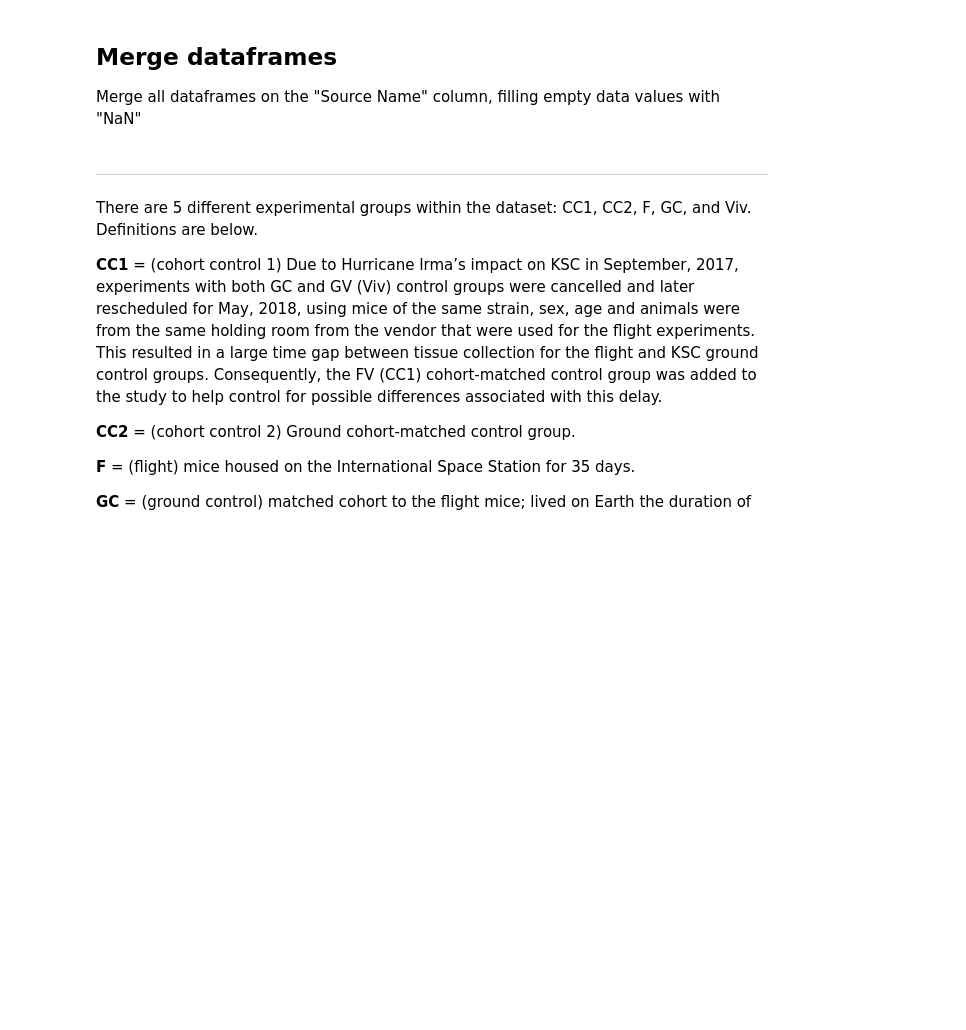
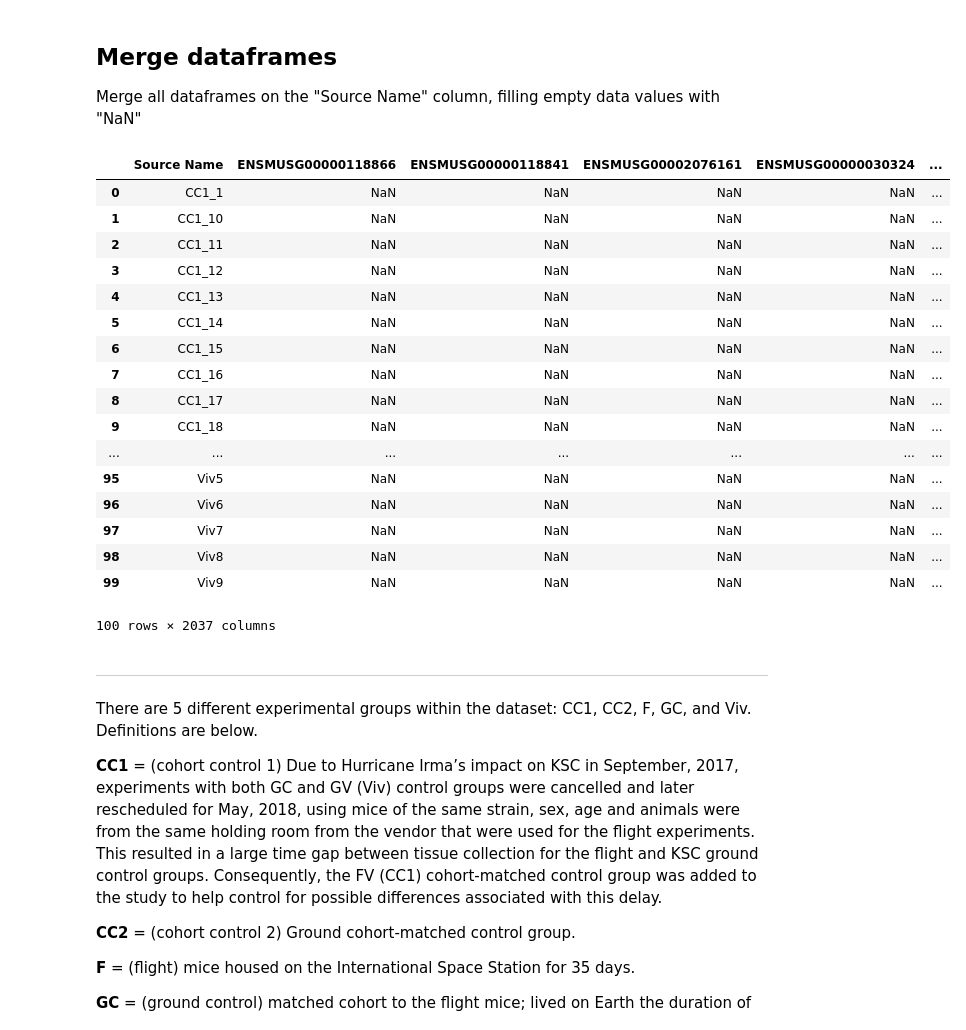
Before and after one commit to GoJian/AI-ML_AWG, a Jupyter notebook: Working_Code/RR9_Retina_CVAE.ipynb, the cells around one changed output. Cells and saved outputs as stored; diff of their text form; code cells hidden in the pictures; blank space fills up the shorter version.

```diff
--- a/Working_Code/RR9_Retina_CVAE.ipynb
+++ b/Working_Code/RR9_Retina_CVAE.ipynb
@@ -149,23 +142,41 @@ Merge all dataframes on the "Source Name" column, filling empty data values with
 # %%
 dfs = [rnaseq, protein, zo1, tunel, pecam, microct, pna, hne, tonometry]
 
 # Convert 'Source Name' to string in all DataFrames to avoid dtype conflicts
 for df in dfs:
     df['Source Name'] = df['Source Name'].astype(str)
 
 # Merge all DataFrames on "Source Name" column
 merged_df = dfs[0]
 for df in dfs[1:]:
     merged_df = pd.merge(merged_df, df, on="Source Name", how="outer")
 
 # Move source name column to the front
 column_to_move = merged_df.pop("Source Name")
 merged_df.insert(0, "Source Name", column_to_move)
 
 pd.set_option('display.max_rows', None)
 
-# skim(merged_df.head())
-merged_df.head()
+merged_df
+# %% [output]
+|  | Source Name | ENSMUSG00000118866 | ENSMUSG00000118841 | ENSMUSG00002076161 | ENSMUSG00000030324 | ... |
+| 0 | CC1_1 | NaN | NaN | NaN | NaN | ... |
+| 1 | CC1_10 | NaN | NaN | NaN | NaN | ... |
+| 2 | CC1_11 | NaN | NaN | NaN | NaN | ... |
+| 3 | CC1_12 | NaN | NaN | NaN | NaN | ... |
+| 4 | CC1_13 | NaN | NaN | NaN | NaN | ... |
+| 5 | CC1_14 | NaN | NaN | NaN | NaN | ... |
+| 6 | CC1_15 | NaN | NaN | NaN | NaN | ... |
+| 7 | CC1_16 | NaN | NaN | NaN | NaN | ... |
+| 8 | CC1_17 | NaN | NaN | NaN | NaN | ... |
+| 9 | CC1_18 | NaN | NaN | NaN | NaN | ... |
+| ... | ... | ... | ... | ... | ... | ... |
+| 95 | Viv5 | NaN | NaN | NaN | NaN | ... |
+| 96 | Viv6 | NaN | NaN | NaN | NaN | ... |
+| 97 | Viv7 | NaN | NaN | NaN | NaN | ... |
+| 98 | Viv8 | NaN | NaN | NaN | NaN | ... |
+| 99 | Viv9 | NaN | NaN | NaN | NaN | ... |
+100 rows × 2037 columns
 # %%
 all_phys = [x for x in merged_df.drop(columns='Source Name').columns if x not in all_genes and x not in all_proteins]
 # %%
```
Also changed, not shown: parts of 76 cells of this notebook, 3 other files.
